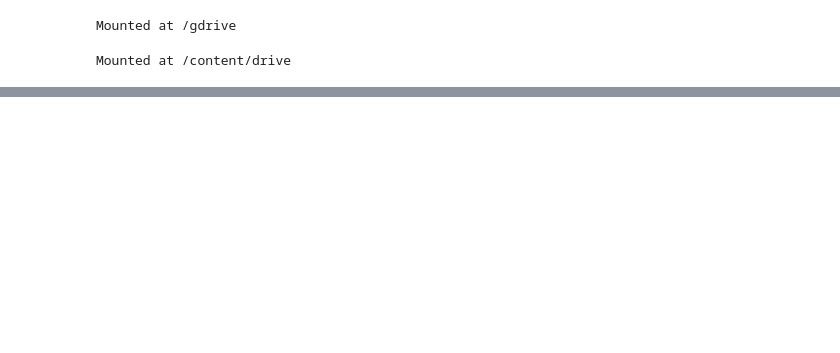
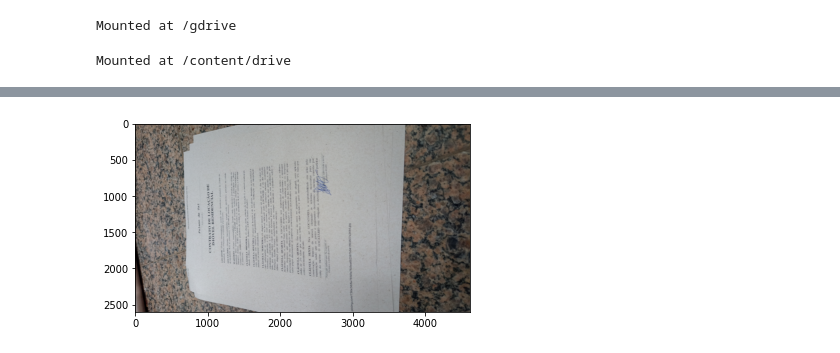
Before and after one commit to KndHvH/367, a Jupyter notebook: FIAP/CyberSegurança/s2/signedDocuments/ImageAugmentation.ipynb, the cells around one changed output, grey strips where cells are left out. Saved outputs shown, nothing was run; the diff lists cells and outputs as text; code cells hidden in the pictures; blank space fills up the shorter version.

```diff
--- a/FIAP/CyberSegurança/s2/signedDocuments/ImageAugmentation.ipynb
+++ b/FIAP/CyberSegurança/s2/signedDocuments/ImageAugmentation.ipynb
@@ -151,12 +124,34 @@ rotate = [Image.fromarray(img,'RGB').rotate(np.random.choice([0,90,180,270])) fo
 #   plt.imshow(img)
 #   i+=1
 # plt.show()
+# %%
+def main():
+  paths = glob.glob('/content/drive/MyDrive/imagedata/signed/*.jpg',recursive=True)
+  len(paths)
+  paths = random.sample(paths, 30)
+  paths
+  orig = np.array([np.asarray(Image.open(img)) for img in paths])
+  orig.shape
+  plt.imshow(orig[0])
+  contrast = [np.asarray(ImageEnhance.Contrast(Image.fromarray(img, 'RGB')).enhance(np.random.choice(np.linspace(0.5, 1.5, 5)))) for img in orig]
+  brightness = [np.asarray(ImageEnhance.Contrast(Image.fromarray(img, 'RGB')).enhance(np.random.choice(np.linspace(0.5, 1.5, 5)))) for img in contrast]
+  sharpness = [np.asarray(ImageEnhance.Contrast(Image.fromarray(img, 'RGB')).enhance(np.random.choice(np.linspace(0.5, 1.5, 5)))) for img in brightness]
+  color = [np.asarray(ImageEnhance.Contrast(Image.fromarray(img, 'RGB')).enhance(np.random.choice(np.linspace(0.5, 1.5, 5)))) for img in sharpness]
+  flip = [cv2.flip(img, np.random.choice([0, 1, -1])) if np.random.choice([0, 1]) else img for img in color]
+  rotate = [Image.fromarray(img,'RGB').rotate(np.random.choice([0,90,180,270])) for img in flip]
+  return rotate,paths
 # %%
-import os
-for i, image in tqdm(enumerate(rotate)):
-  aug = "AUG_" + str(count) +"_"
-  count += 1
+run = 1
+while run > 0:
+  rotate = main()
+  import os
+  for i, image in tqdm(enumerate(rotate[0])):
+    aug = "AUG_" + str(count) +"_"
+    count += 1
 
-  directory = paths[i].rsplit('/', 3)[0] + '/augmented/' + paths[i].rsplit('/', 2)[1]+ '/'
-  os.makedirs(directory, exist_ok = True)
-  image.save(directory + aug + paths[i].rsplit('/', 2)[2])
+    directory = rotate[1][i].rsplit('/', 3)[0] + '/augmented/' + rotate[1][i].rsplit('/', 2)[1]+ '/'
+    os.makedirs(directory, exist_ok = True)
+    image.save(directory + aug + rotate[1][i].rsplit('/', 2)[2])
+  run -= 1
+# %% [output]
+[figure, added]
```
Also changed, not shown: parts of 5 cells of this notebook.
